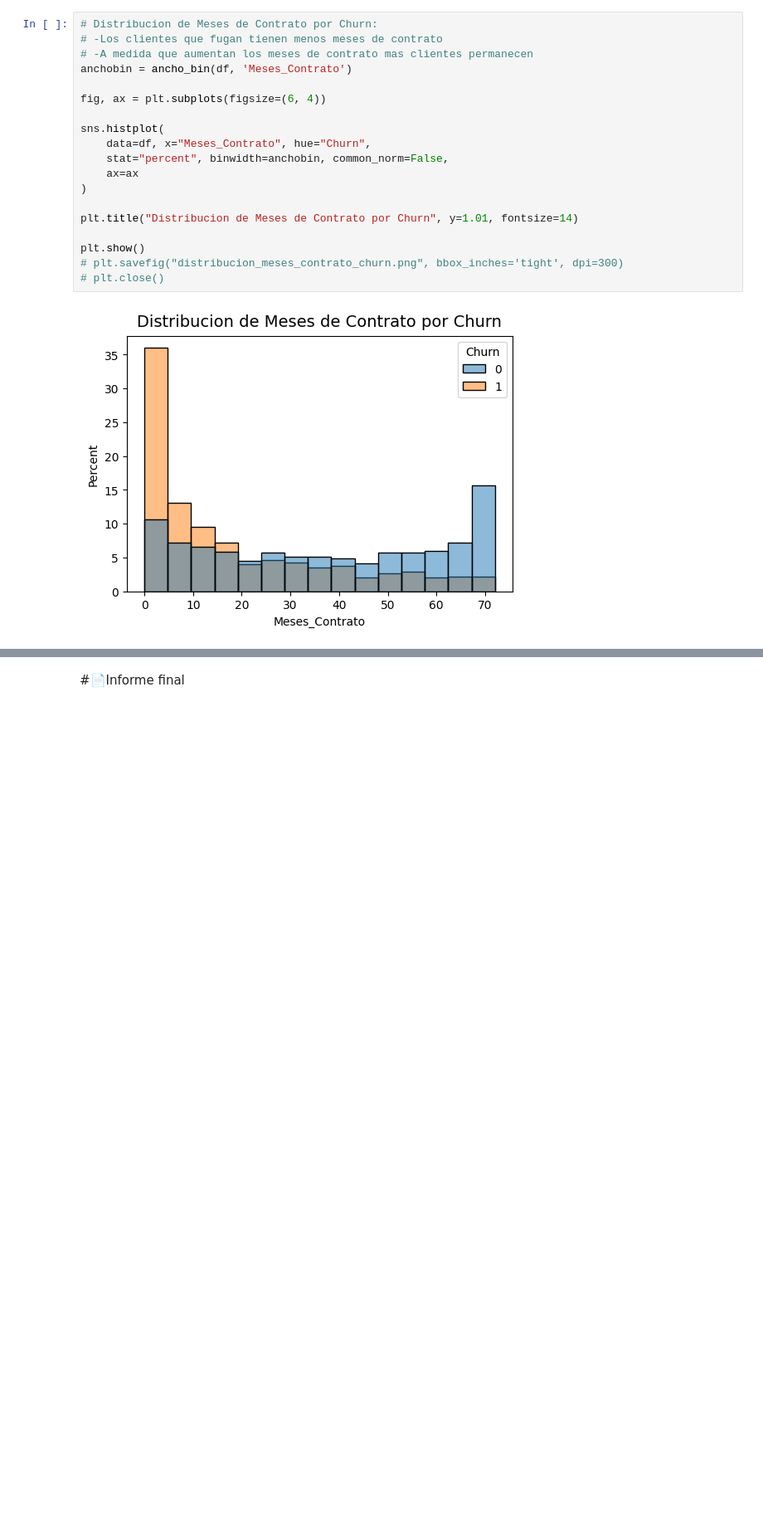
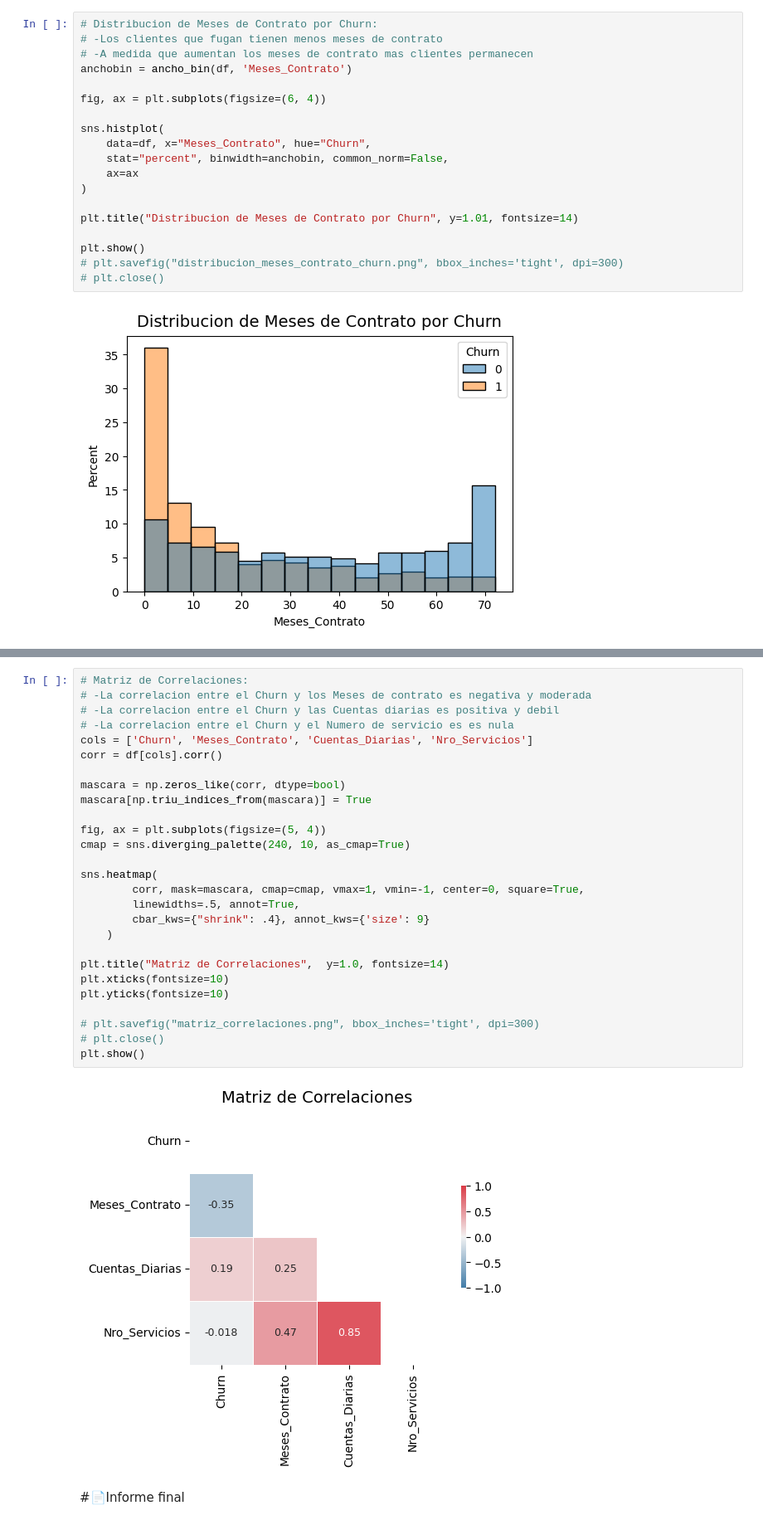
Before and after one commit to rmedi21/challenge-telecom-x, a Jupyter notebook: TelecomX_LATAM.ipynb, the cells around one changed output, grey strips where cells are left out. Shown at 83% size. Cells and saved outputs as stored; diff of their text form; blank space fills up the shorter version.

```diff
--- a/TelecomX_LATAM.ipynb
+++ b/TelecomX_LATAM.ipynb
@@ -288,5 +297,34 @@ plt.show()
 # plt.close()
 # %% [output]
 [figure]
+# %%
+# Matriz de Correlaciones:
+# -La correlacion entre el Churn y los Meses de contrato es negativa y moderada
+# -La correlacion entre el Churn y las Cuentas diarias es positiva y debil
+# -La correlacion entre el Churn y el Numero de servicio es es nula
+cols = ['Churn', 'Meses_Contrato', 'Cuentas_Diarias', 'Nro_Servicios']
+corr = df[cols].corr()
+
+mascara = np.zeros_like(corr, dtype=bool)
+mascara[np.triu_indices_from(mascara)] = True
+
+fig, ax = plt.subplots(figsize=(5, 4))
+cmap = sns.diverging_palette(240, 10, as_cmap=True)
+
+sns.heatmap(
+        corr, mask=mascara, cmap=cmap, vmax=1, vmin=-1, center=0, square=True,
+        linewidths=.5, annot=True,
+        cbar_kws={"shrink": .4}, annot_kws={'size': 9}
+    )
+
+plt.title("Matriz de Correlaciones",  y=1.0, fontsize=14)
+plt.xticks(fontsize=10)
+plt.yticks(fontsize=10)
+
+# plt.savefig("matriz_correlaciones.png", bbox_inches='tight', dpi=300)
+# plt.close()
+plt.show()
+# %% [output]
+[figure, added]
 # %% [markdown]
 #📄Informe final
```
Also changed, not shown: parts of 12 cells of this notebook.
